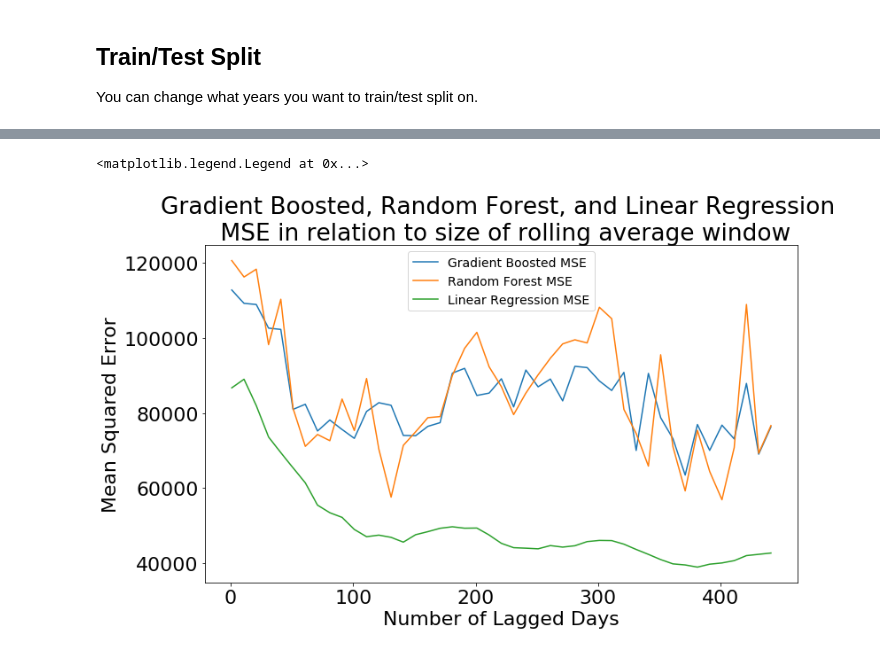
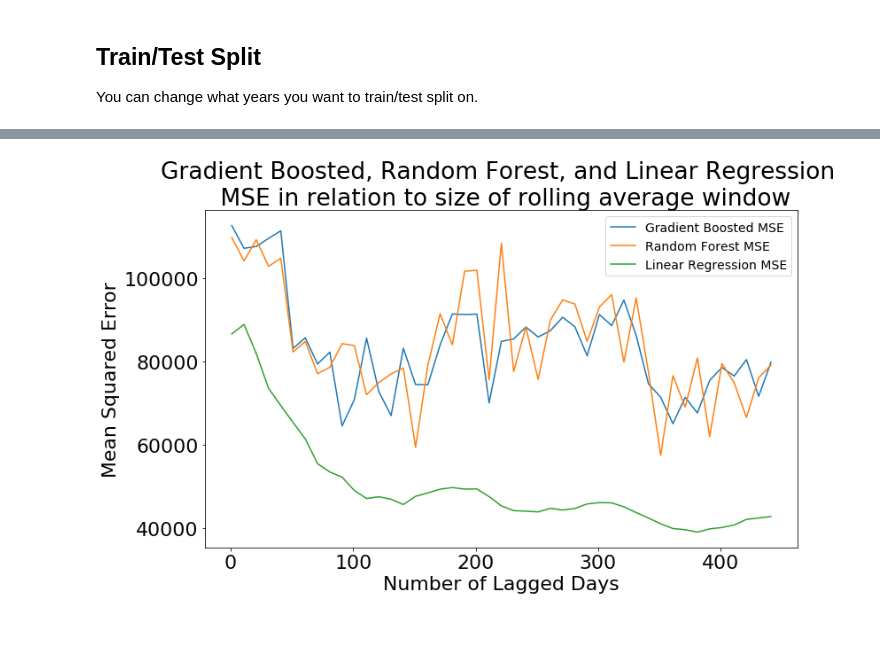
Before and after one commit to pberzins/plant_forecast, a Jupyter notebook: PlantForecast_demo.ipynb, the cells around one changed output, grey strips where cells are left out. Saved outputs shown, nothing was run; the diff lists cells and outputs as text; code cells hidden in the pictures.

```diff
--- a/PlantForecast_demo.ipynb
+++ b/PlantForecast_demo.ipynb
@@ -172,13 +93,5 @@ Checked average for 441 days in 4.204683065414429 seconds with score 0.792746050
-# %%
-fig, ax= plt.subplots(figsize=(12,7))
-ax.plot(range_list, gbr_mse_list, label='Gradient Boosted MSE')
-ax.plot(range_list,rf_mse_list, label= 'Random Forest MSE')
-ax.plot(range_list, ridge_mse_list, label='Linear Regression MSE')
-
-ax.set_title('Gradient Boosted, Random Forest, and Linear Regression \n MSE in relation to size of rolling average window')
-ax.set_ylabel('Mean Squared Error')
-ax.set_xlabel('Number of Lagged Days')
-ax.legend(prop={'size': 14})
-# %% [output]
-<matplotlib.legend.Legend at 0x...>
-[figure, removed]
+# %%
+gtools.graph_lag_mse(range_list, gbr_mse_list, rf_mse_list, ridge_mse_list,
+                     gbr_score_list, rf_score_list, ridge_score_list)
+# %% [output]
+[figure, added]
```
Also changed, not shown: parts of 10 cells of this notebook, 2 other files.
